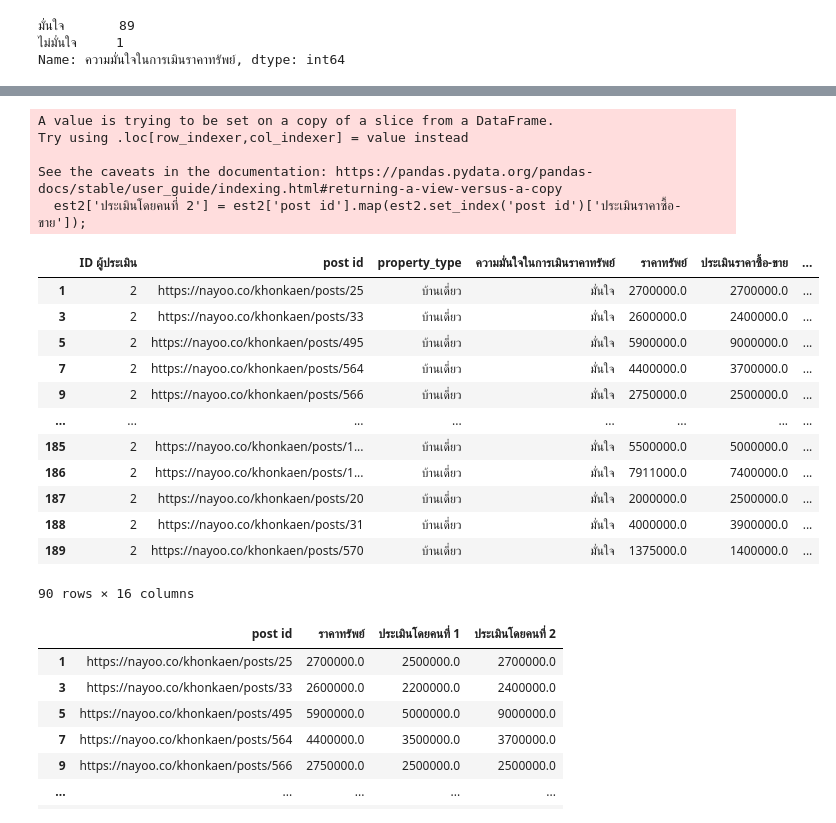
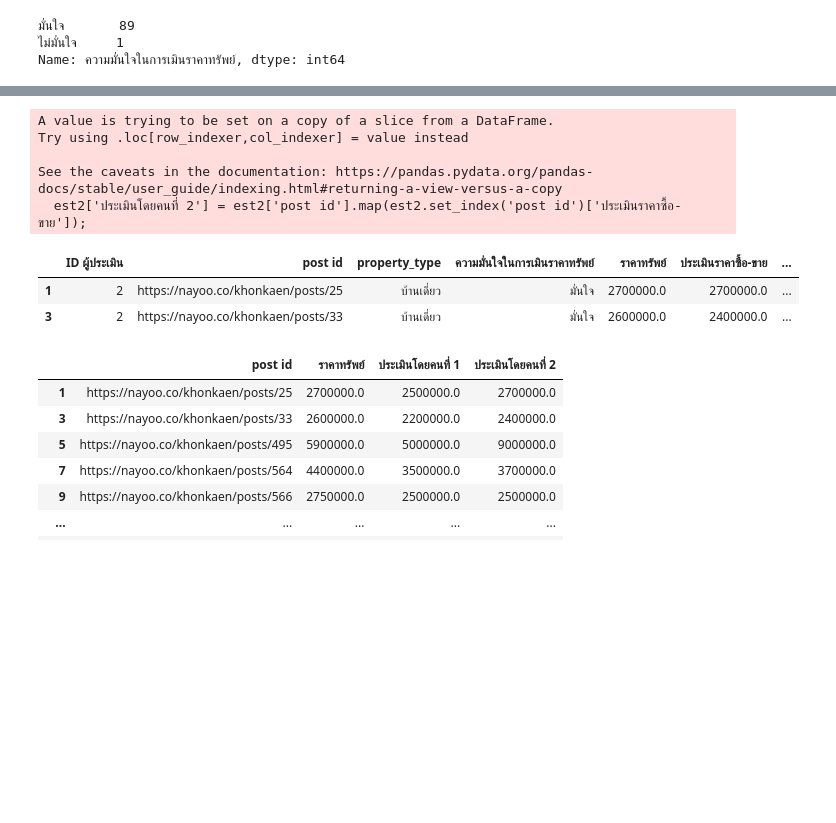
Before and after one commit to supatsara2002/bsc_dpdm22, a Jupyter notebook: [dataprep1]property_estimator.ipynb, the cells around one changed output, grey strips where cells are left out. Drawn from its saved outputs; the diff is of its cells as text; code cells hidden in the pictures; blank space fills up the shorter version.

```diff
--- a/[dataprep1]property_estimator.ipynb
+++ b/[dataprep1]property_estimator.ipynb
@@ -207,25 +445,15 @@ See the caveats in the documentation: https://pandas.pydata.org/pandas-docs/stab
 # %%
 est2['ประเมินโดยคนที่ 2'] = est2['post id'].map(est2.set_index('post id')['ประเมินราคาซื้อ-ขาย']);
-est2
+est2.head(2)
 # %% [output]
 A value is trying to be set on a copy of a slice from a DataFrame.
 Try using .loc[row_indexer,col_indexer] = value instead
 
 See the caveats in the documentation: https://pandas.pydata.org/pandas-docs/stable/user_guide/indexing.html#returning-a-view-versus-a-copy
   est2['ประเมินโดยคนที่ 2'] = est2['post id'].map(est2.set_index('post id')['ประเมินราคาซื้อ-ขาย']);
 |  | ID ผู้ประเมิน | post id | property_type | ความมั่นใจในการเมินราคาทรัพย์ | ราคาทรัพย์ | ประเมินราคาซื้อ-ขาย | ... |
 | 1 | 2 | https://nayoo.co/khonkaen/posts/25 | บ้านเดี่ยว | มั่นใจ | 2700000.0 | 2700000.0 | ... |
 | 3 | 2 | https://nayoo.co/khonkaen/posts/33 | บ้านเดี่ยว | มั่นใจ | 2600000.0 | 2400000.0 | ... |
-| 5 | 2 | https://nayoo.co/khonkaen/posts/495 | บ้านเดี่ยว | มั่นใจ | 5900000.0 | 9000000.0 | ... |
-| 7 | 2 | https://nayoo.co/khonkaen/posts/564 | บ้านเดี่ยว | มั่นใจ | 4400000.0 | 3700000.0 | ... |
-| 9 | 2 | https://nayoo.co/khonkaen/posts/566 | บ้านเดี่ยว | มั่นใจ | 2750000.0 | 2500000.0 | ... |
-| ... | ... | ... | ... | ... | ... | ... | ... |
-| 185 | 2 | https://nayoo.co/khonkaen/posts/1... | บ้านเดี่ยว | มั่นใจ | 5500000.0 | 5000000.0 | ... |
-| 186 | 2 | https://nayoo.co/khonkaen/posts/1... | บ้านเดี่ยว | มั่นใจ | 7911000.0 | 7400000.0 | ... |
-| 187 | 2 | https://nayoo.co/khonkaen/posts/20 | บ้านเดี่ยว | มั่นใจ | 2000000.0 | 2500000.0 | ... |
-| 188 | 2 | https://nayoo.co/khonkaen/posts/31 | บ้านเดี่ยว | มั่นใจ | 4000000.0 | 3900000.0 | ... |
-| 189 | 2 | https://nayoo.co/khonkaen/posts/570 | บ้านเดี่ยว | มั่นใจ | 1375000.0 | 1400000.0 | ... |
-90 rows × 16 columns
 # %%
 T_home = est2[['post id','ราคาทรัพย์','ประเมินโดยคนที่ 1','ประเมินโดยคนที่ 2']]
 T_home
```
Also changed, not shown: parts of 103 cells of this notebook.
